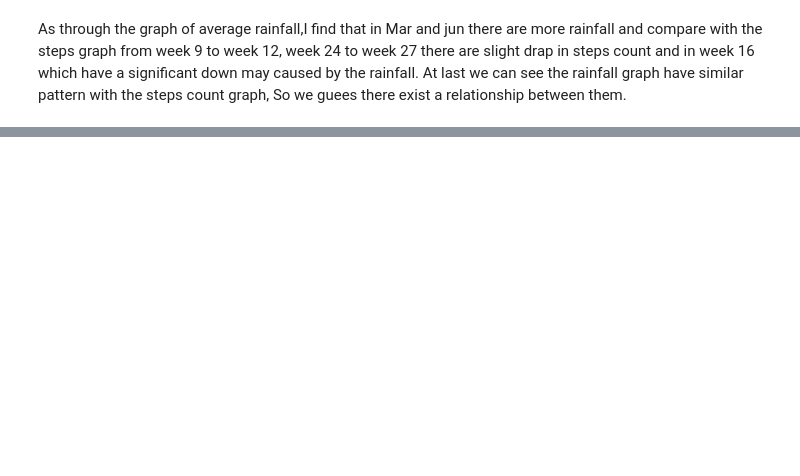
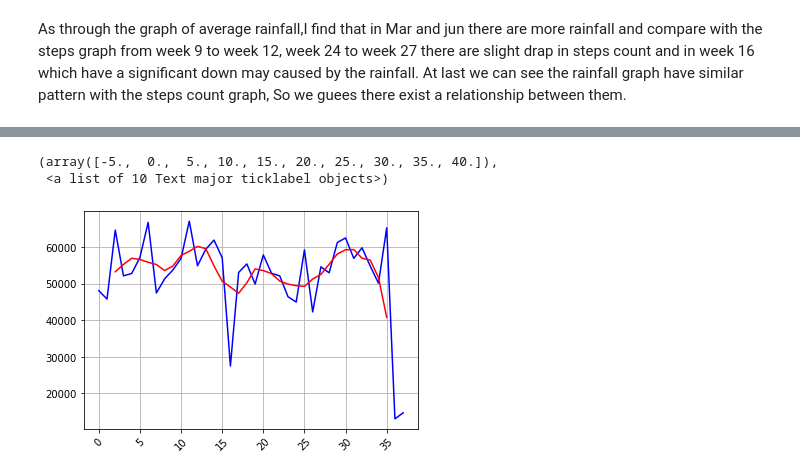
Before and after one commit to KuaiYu715/Steps-Counts-Analysis, a Jupyter notebook: Process notebook/De shi/Code/Code_ds.ipynb, the cells around one changed output, grey strips where cells are left out. Saved outputs shown, nothing was run; the diff lists cells and outputs as text; code cells hidden in the pictures; blank space fills up the shorter version.

```diff
--- a/Process notebook/De shi/Code/Code_ds.ipynb
+++ b/Process notebook/De shi/Code/Code_ds.ipynb
@@ -208,0 +252,13 @@ As through the graph of average rainfall,I find that in Mar and jun there are mo
+# %%
+# plot trend on matplotlib
+import matplotlib.pyplot as plt
+import matplotlib.dates as mdates
+fig, ax = plt.subplots()
+ax.grid(True)
+plt.plot(m7.index, m7['Steps (count)'], c='blue')
+plt.plot(decomposition.trend.index, decomposition.trend, c='red')
+plt.xticks(rotation=45)
+# %% [output]
+(array([-5.,  0.,  5., 10., 15., 20., 25., 30., 35., 40.]),
+ <a list of 10 Text major ticklabel objects>)
+[figure, added]
```
Also changed, not shown: parts of 39 cells of this notebook.
